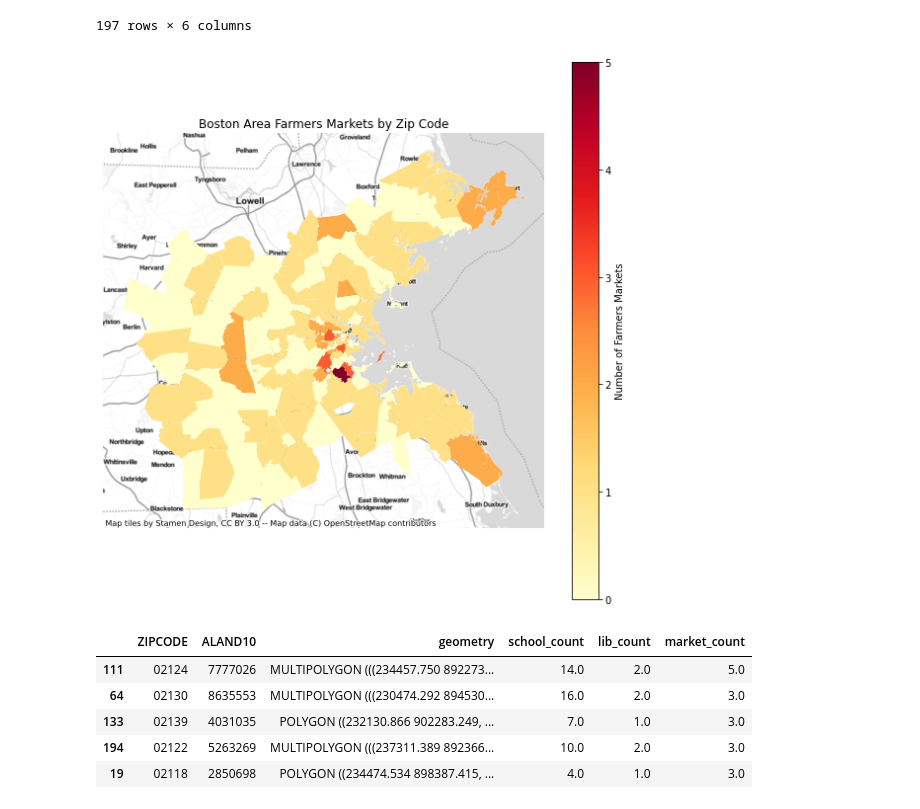
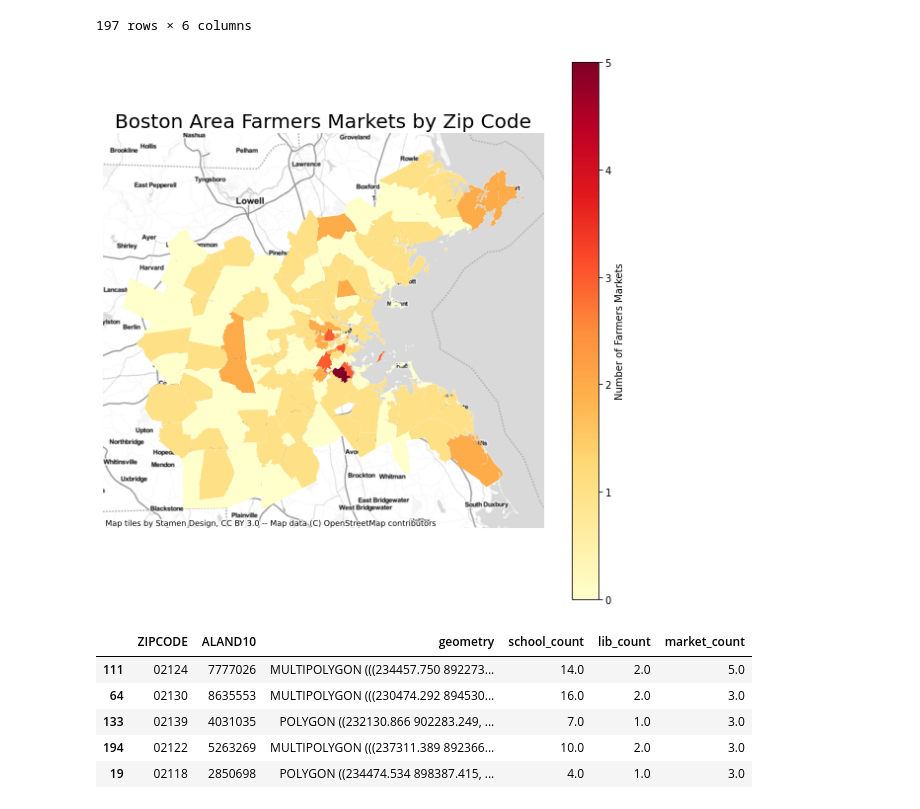
Before and after one commit to oreade01/UEP239_Final_Project, a Jupyter notebook: suitability.ipynb, the cells around one changed output. Saved outputs shown, nothing was run; the diff lists cells and outputs as text; code cells hidden in the pictures.

```diff
--- a/suitability.ipynb
+++ b/suitability.ipynb
@@ -380,13 +393,13 @@ boston_zipcodes= boston_zipcodes.replace(np.nan, 0)
 # %%
 fig, ax = plt.subplots(figsize=(10, 10))
 boston_zipcodes.plot(legend=True, column='market_count', cmap='YlOrRd', ax=ax, \
                      legend_kwds={'label':'Number of Farmers Markets'})\
-.set_title('Boston Area Farmers Markets by Zip Code')
+.set_title('Boston Area Farmers Markets by Zip Code', size=20)
 cx.add_basemap(ax, source=cx.providers.Stamen.TonerLite, \
                crs=boston_zipcodes.crs.to_string())
 ax.set_axis_off()
 # %% [output]
-[figure, old version]
+[figure, new version]
 # %%
 head_markets = boston_zipcodes.sort_values(by='market_count', ascending=False)
 head_markets.head()
```
Also changed, not shown: parts of 15 cells of this notebook.
